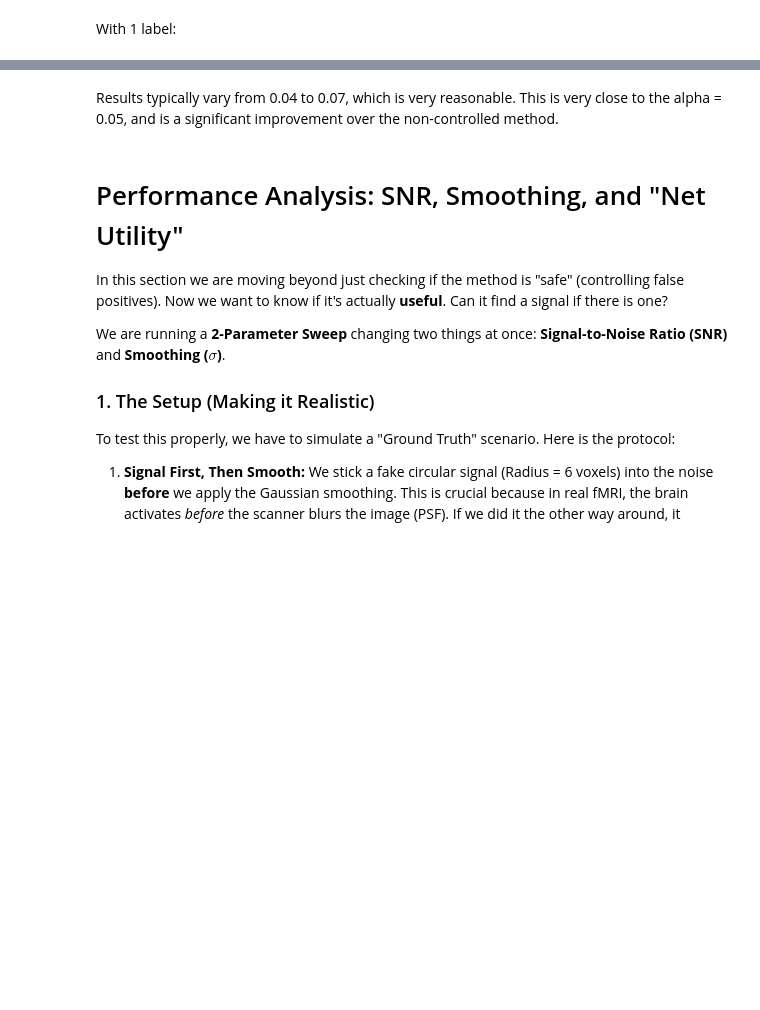
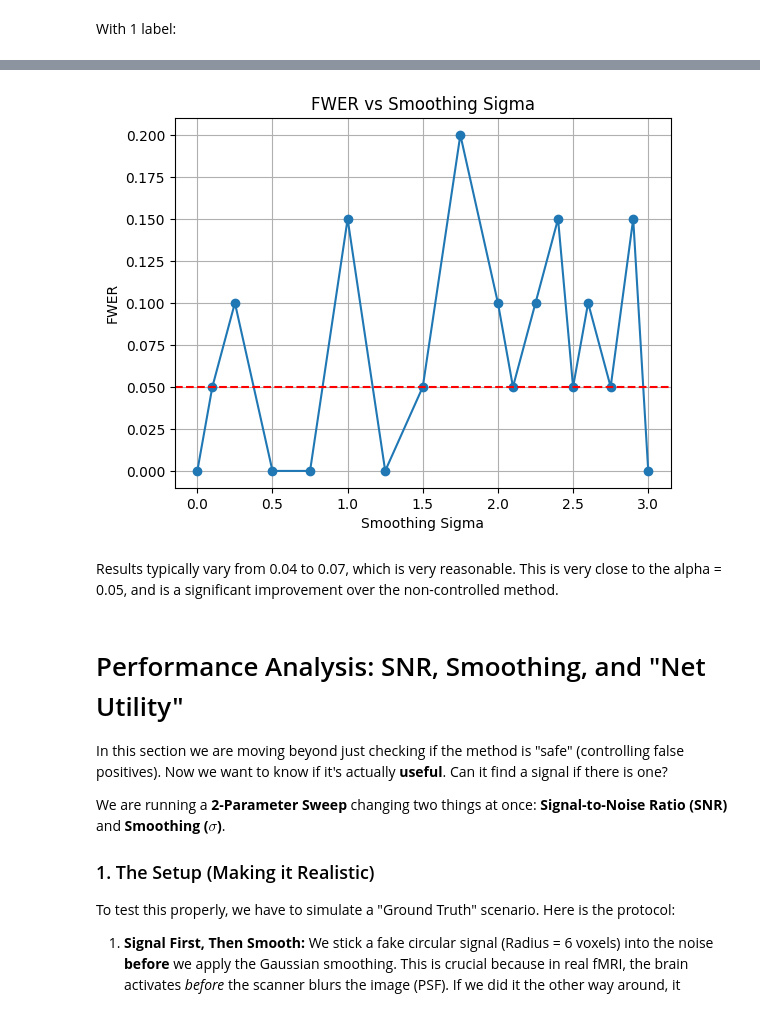
Before and after one commit to lt22412/group_project, a Jupyter notebook: voxel_wise_permutation/voxel_wise_permutation_test.ipynb, the cells around one changed output, grey strips where cells are left out. Saved outputs shown, nothing was run; the diff lists cells and outputs as text; code cells hidden in the pictures; blank space fills up the shorter version.

```diff
--- a/voxel_wise_permutation/voxel_wise_permutation_test.ipynb
+++ b/voxel_wise_permutation/voxel_wise_permutation_test.ipynb
@@ -293,3 +331,20 @@ print(fwer_false_pos_rate)
+# %%
+import numpy as np
+import matplotlib.pyplot as plt
+# flatten fwer array
+fwer = fwer_mat0.flatten()
+
+# plot
+plt.figure()
+plt.plot(test_sigmas, fwer, marker='o')
+plt.xlabel("Smoothing Sigma")
+plt.ylabel("FWER")
+plt.title("FWER vs Smoothing Sigma")
+plt.grid(True)
+plt.axhline(y=0.05, linestyle='--',color='r', label='Alpha = 0.05')
+plt.show()
+# %% [output]
+[figure, added]
 # %% [markdown]
 Results typically vary from 0.04 to 0.07, which is very reasonable. This is very close to the alpha = 0.05, and is a significant improvement over the non-controlled method.
 # %% [markdown]
```
Also changed, not shown: parts of 10 cells of this notebook, 2 other files.
